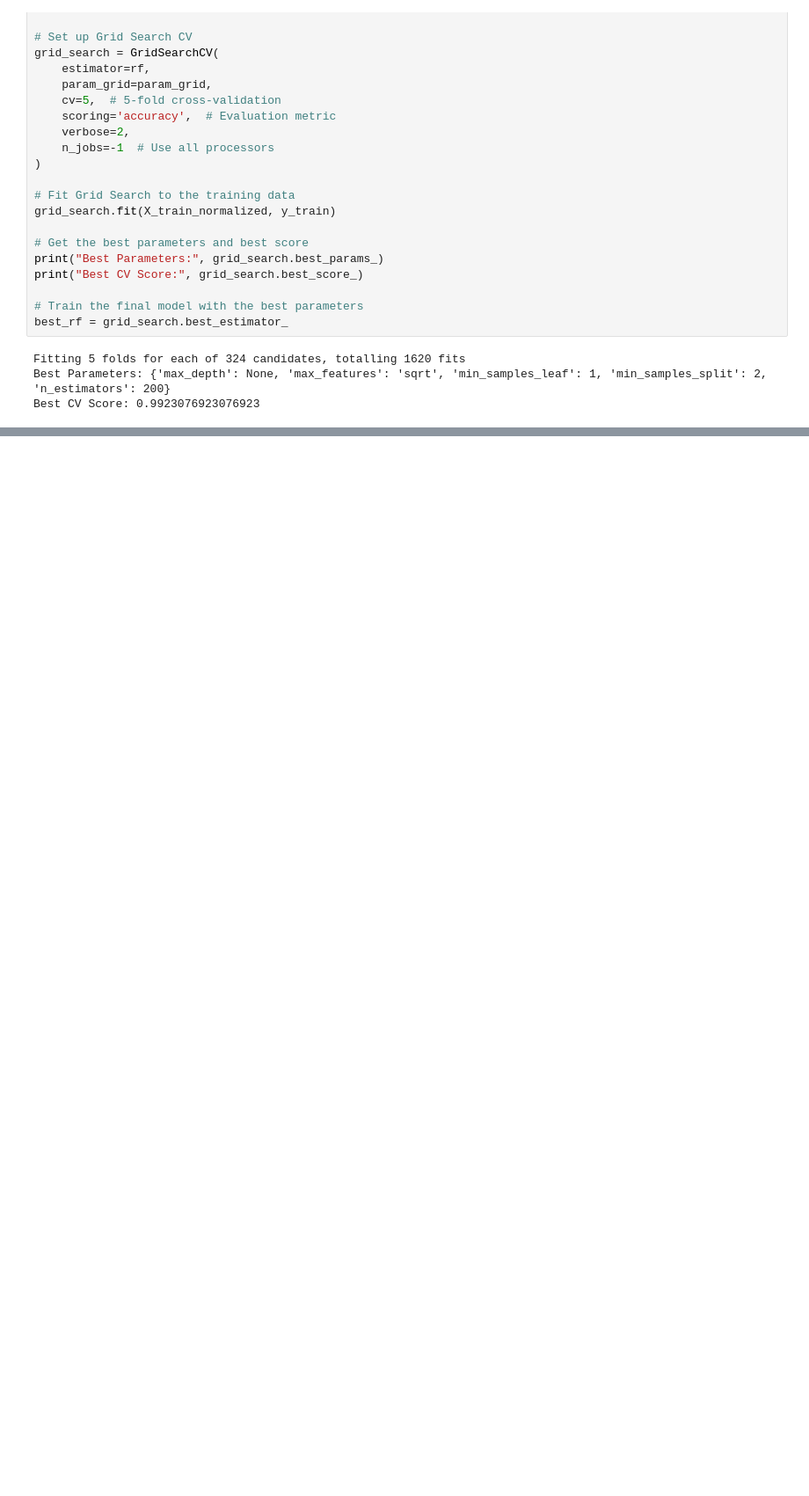
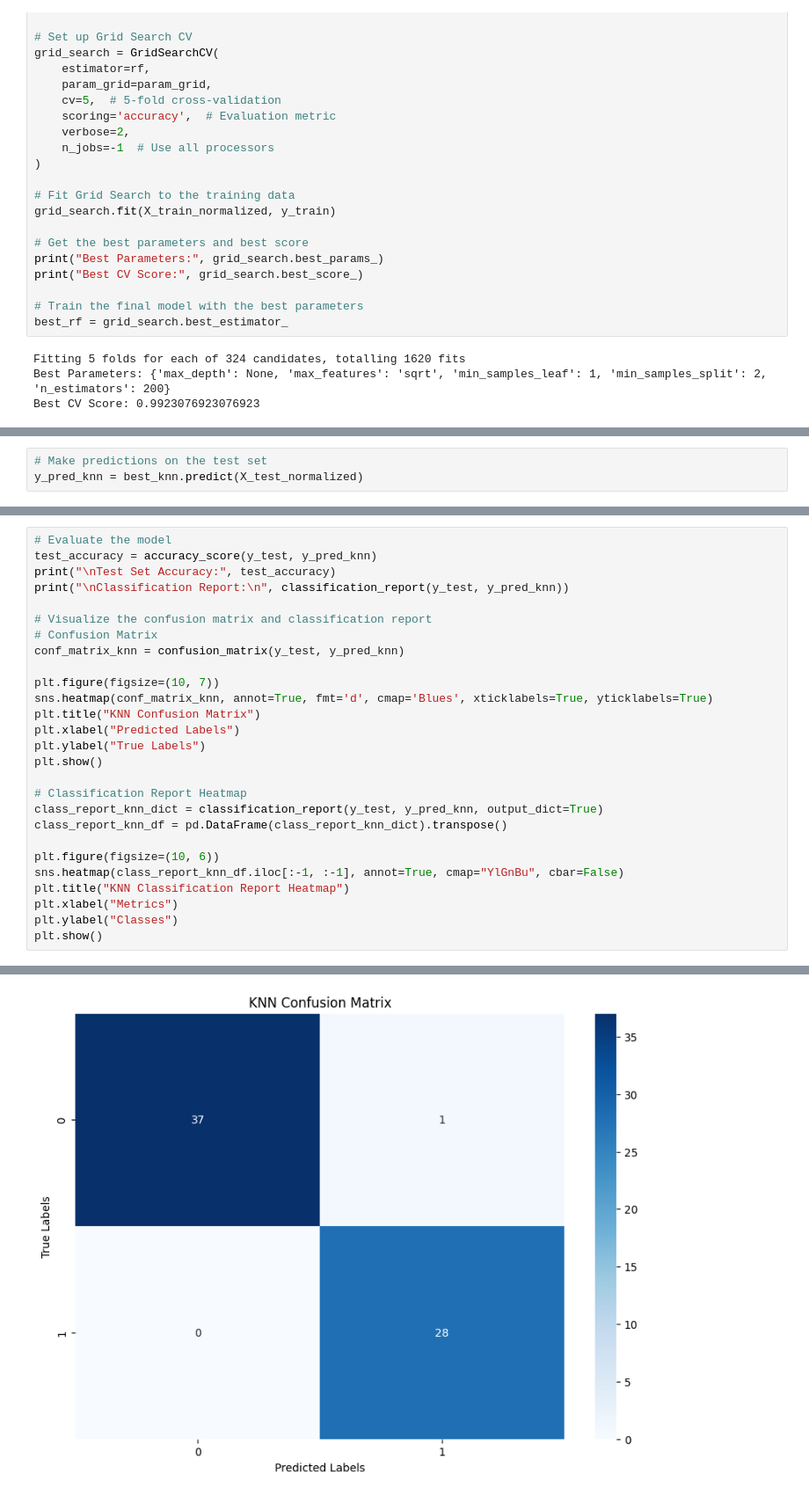
Before and after one commit to Shahroze-Gondal/Final_Project_kidney_disease_Classification, a Jupyter notebook: kidney_Classification_Code_.ipynb, the cells around one changed output, grey strips where cells are left out. Shown at 88% size. Saved outputs shown, nothing was run; the diff lists cells and outputs as text; blank space fills up the shorter version.

```diff
--- a/kidney_Classification_Code_.ipynb
+++ b/kidney_Classification_Code_.ipynb
@@ -601,0 +664,3 @@ weighted avg       0.99      0.98      0.98        66
+# %%
+# Make predictions on the test set
+y_pred_knn = best_knn.predict(X_test_normalized)
@@ -601,0 +669,28 @@ weighted avg       0.99      0.98      0.98        66
+# %%
+# Evaluate the model
+test_accuracy = accuracy_score(y_test, y_pred_knn)
+print("\nTest Set Accuracy:", test_accuracy)
+print("\nClassification Report:\n", classification_report(y_test, y_pred_knn))
+
+# Visualize the confusion matrix and classification report
+# Confusion Matrix
+conf_matrix_knn = confusion_matrix(y_test, y_pred_knn)
+
+plt.figure(figsize=(10, 7))
+sns.heatmap(conf_matrix_knn, annot=True, fmt='d', cmap='Blues', xticklabels=True, yticklabels=True)
+plt.title("KNN Confusion Matrix")
+plt.xlabel("Predicted Labels")
+plt.ylabel("True Labels")
+plt.show()
+
+# Classification Report Heatmap
+class_report_knn_dict = classification_report(y_test, y_pred_knn, output_dict=True)
+class_report_knn_df = pd.DataFrame(class_report_knn_dict).transpose()
+
+plt.figure(figsize=(10, 6))
+sns.heatmap(class_report_knn_df.iloc[:-1, :-1], annot=True, cmap="YlGnBu", cbar=False)
+plt.title("KNN Classification Report Heatmap")
+plt.xlabel("Metrics")
+plt.ylabel("Classes")
+plt.show()
+# %% [output]
@@ -601,0 +708 @@ weighted avg       0.99      0.98      0.98        66
+[figure, added]
```
Also changed, not shown: parts of 17 cells of this notebook.
